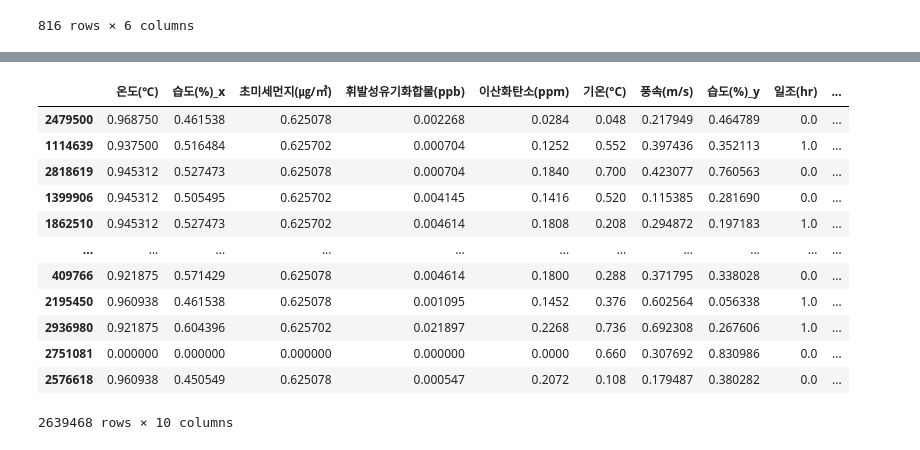
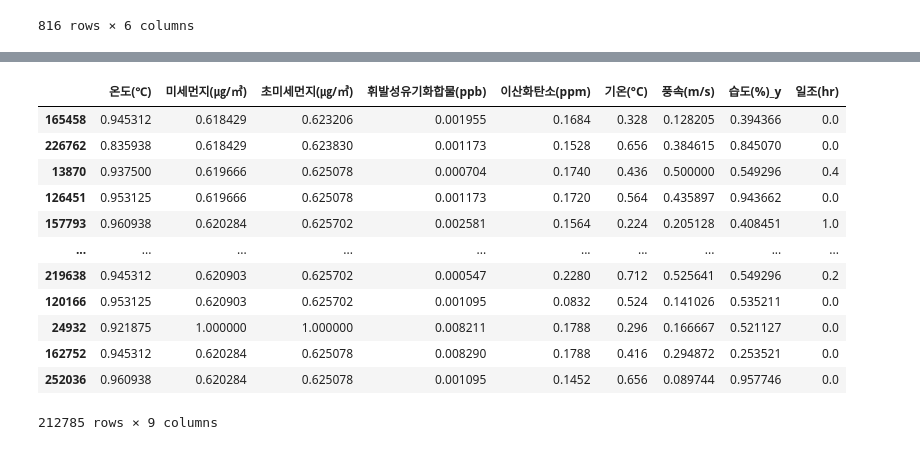
Before and after one commit to Yoonsun222/CapstoneDesign, a Jupyter notebook: 캡스톤디자인.ipynb, the cells around one changed output, grey strips where cells are left out. Saved outputs shown, nothing was run; the diff lists cells and outputs as text; code cells hidden in the pictures.

```diff
--- a/캡스톤디자인.ipynb
+++ b/캡스톤디자인.ipynb
@@ -57,5 +57,6 @@ weather_df
 # %%
 data = pd.merge(left = df , right = weather_df, how = "inner", on = "등록일자")
 data.head(100)
+data = data.drop_duplicates(['시리얼','등록일자'], keep='first')
 
 #temp = df[df['시리얼']== 'V01T1622211']
@@ -78,5 +65,4 @@ from sklearn.preprocessing import LabelEncoder
 encoder = LabelEncoder()
 data["시리얼"] = encoder.fit_transform(data["시리얼"])
 
-
-data.dtypes
+data = data.reset_index()
@@ -100,10 +70,6 @@ dtype: object
 total_data = data[data.columns[2:]]
 total_data = total_data.replace(-9999,np.nan)
 total_data = total_data.fillna(method='bfill')
-total_data.head(4)
-total_data.rename(index = {'시리얼': 'Id'}, inplace = True)
-
-
-
-total_data = total_data.drop_duplicates(['Id','등록일자'], keep='first')
+total_data = total_data.fillna(method='pad')
+total_data
 # %% [output]
@@ -111,33 +89,33 @@ KeyError: ignored
 # %%
-X =  total_data[total_data.columns[[0,1,3,4,5,7,8,9,10,11]]]
+X =  total_data[total_data.columns[[1,3,4,5,6,8,9,10,11]]]
 Y = total_data[total_data.columns[[2]]]
 # %%
 
-X_train, X_test, Y_train, Y_test = train_test_split(X, Y, stratify=Y, random_state=22)
+X_train, X_test, Y_train, Y_test = train_test_split(X, Y, random_state=22)
 
 scaler = MinMaxScaler()
 X_train_scaled = scaler.fit_transform(X_train)
 X_train_scaled = pd.DataFrame(X_train_scaled, columns=X_train.columns, index=X_train.index)
 
 X_test_scaled = scaler.fit_transform(X_test)
 X_test_scaled = pd.DataFrame(X_test_scaled, columns=X_test.columns, index=X_test.index)
 
 
 X_train_scaled
 # %% [output]
-|  | 온도(℃) | 습도(%)_x | 초미세먼지(㎍/㎥) | 휘발성유기화합물(ppb) | 이산화탄소(ppm) | 기온(°C) | 풍속(m/s) | 습도(%)_y | 일조(hr) | ... |
-| 2479500 | 0.968750 | 0.461538 | 0.625078 | 0.002268 | 0.0284 | 0.048 | 0.217949 | 0.464789 | 0.0 | ... |
-| 1114639 | 0.937500 | 0.516484 | 0.625702 | 0.000704 | 0.1252 | 0.552 | 0.397436 | 0.352113 | 1.0 | ... |
-| 2818619 | 0.945312 | 0.527473 | 0.625078 | 0.000704 | 0.1840 | 0.700 | 0.423077 | 0.760563 | 0.0 | ... |
-| 1399906 | 0.945312 | 0.505495 | 0.625702 | 0.004145 | 0.1416 | 0.520 | 0.115385 | 0.281690 | 0.0 | ... |
-| 1862510 | 0.945312 | 0.527473 | 0.625702 | 0.004614 | 0.1808 | 0.208 | 0.294872 | 0.197183 | 1.0 | ... |
-| ... | ... | ... | ... | ... | ... | ... | ... | ... | ... | ... |
-| 409766 | 0.921875 | 0.571429 | 0.625078 | 0.004614 | 0.1800 | 0.288 | 0.371795 | 0.338028 | 0.0 | ... |
-| 2195450 | 0.960938 | 0.461538 | 0.625078 | 0.001095 | 0.1452 | 0.376 | 0.602564 | 0.056338 | 1.0 | ... |
-| 2936980 | 0.921875 | 0.604396 | 0.625702 | 0.021897 | 0.2268 | 0.736 | 0.692308 | 0.267606 | 1.0 | ... |
-| 2751081 | 0.000000 | 0.000000 | 0.000000 | 0.000000 | 0.0000 | 0.660 | 0.307692 | 0.830986 | 0.0 | ... |
-| 2576618 | 0.960938 | 0.450549 | 0.625078 | 0.000547 | 0.2072 | 0.108 | 0.179487 | 0.380282 | 0.0 | ... |
+|  | 온도(℃) | 미세먼지(㎍/㎥) | 초미세먼지(㎍/㎥) | 휘발성유기화합물(ppb) | 이산화탄소(ppm) | 기온(°C) | 풍속(m/s) | 습도(%)_y | 일조(hr) |
+| 165458 | 0.945312 | 0.618429 | 0.623206 | 0.001955 | 0.1684 | 0.328 | 0.128205 | 0.394366 | 0.0 |
+| 226762 | 0.835938 | 0.618429 | 0.623830 | 0.001173 | 0.1528 | 0.656 | 0.384615 | 0.845070 | 0.0 |
+| 13870 | 0.937500 | 0.619666 | 0.625078 | 0.000704 | 0.1740 | 0.436 | 0.500000 | 0.549296 | 0.4 |
+| 126451 | 0.953125 | 0.619666 | 0.625078 | 0.001173 | 0.1720 | 0.564 | 0.435897 | 0.943662 | 0.0 |
+| 157793 | 0.960938 | 0.620284 | 0.625702 | 0.002581 | 0.1564 | 0.224 | 0.205128 | 0.408451 | 1.0 |
+| ... | ... | ... | ... | ... | ... | ... | ... | ... | ... |
+| 219638 | 0.945312 | 0.620903 | 0.625702 | 0.000547 | 0.2280 | 0.712 | 0.525641 | 0.549296 | 0.2 |
+| 120166 | 0.953125 | 0.620903 | 0.625702 | 0.001095 | 0.0832 | 0.524 | 0.141026 | 0.535211 | 0.0 |
+| 24932 | 0.921875 | 1.000000 | 1.000000 | 0.008211 | 0.1788 | 0.296 | 0.166667 | 0.521127 | 0.0 |
+| 162752 | 0.945312 | 0.620284 | 0.625078 | 0.008290 | 0.1788 | 0.416 | 0.294872 | 0.253521 | 0.0 |
+| 252036 | 0.960938 | 0.620284 | 0.625078 | 0.001095 | 0.1452 | 0.656 | 0.089744 | 0.957746 | 0.0 |
-2639468 rows × 10 columns
+212785 rows × 9 columns
 # %%
 from sklearn.svm import SVC
 
```
Also changed, not shown: parts of 3 cells of this notebook.
